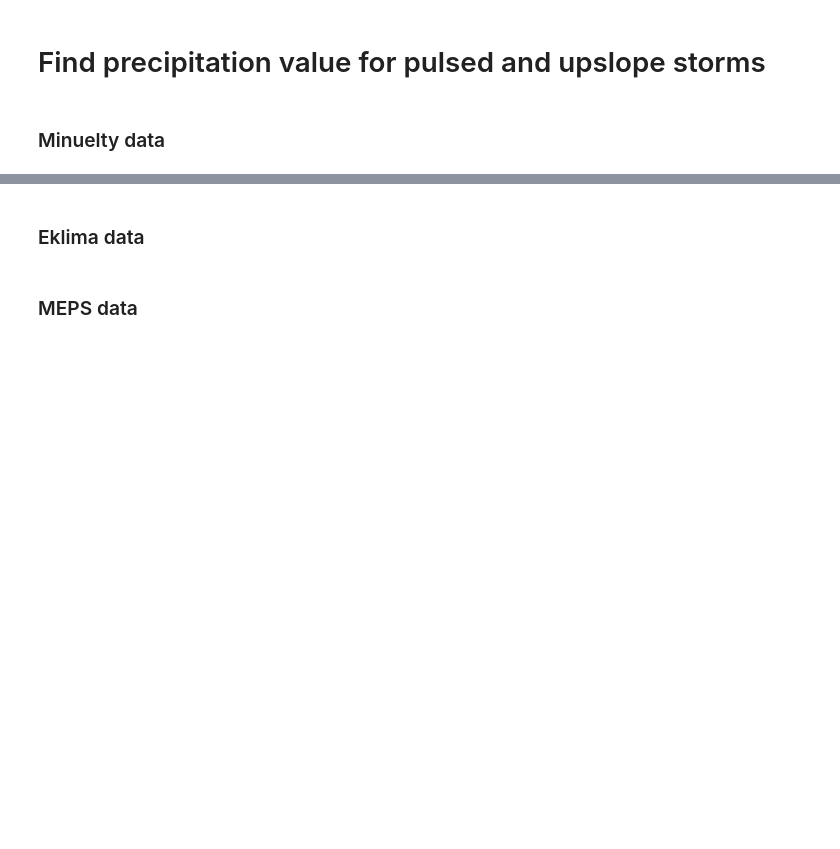
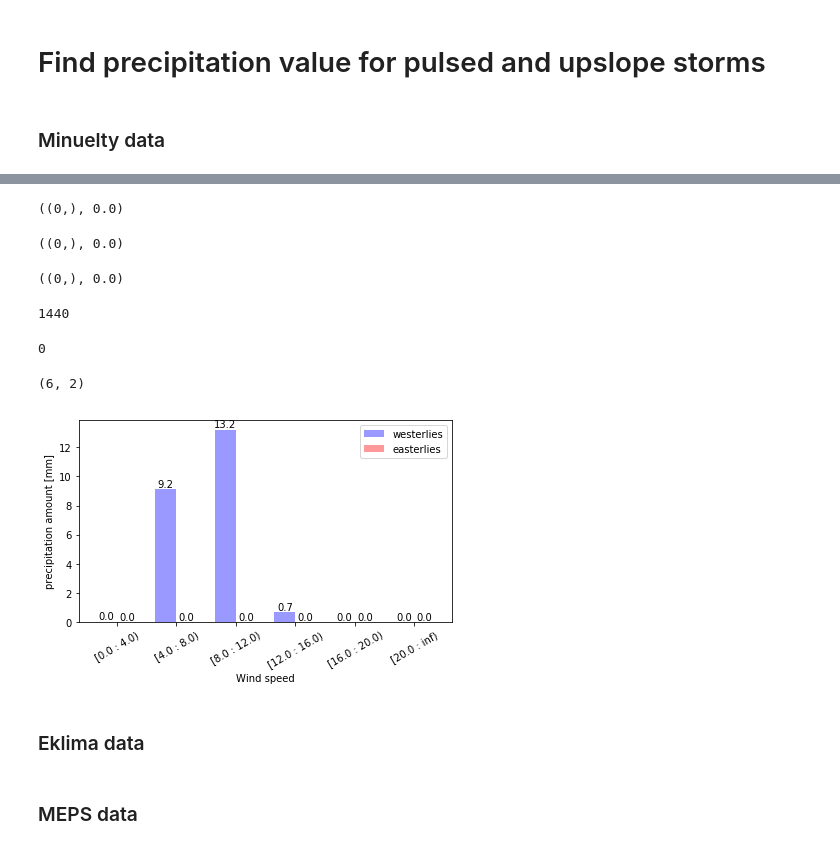
Before and after one commit to franzihe/research_Haukeli, a Jupyter notebook: Weathermast/seasonal_stat_wind.ipynb, the cells around one changed output, grey strips where cells are left out. Drawn from its saved outputs; the diff is of its cells as text; code cells hidden in the pictures; blank space fills up the shorter version.

Commit message:
started on barplot wind direction, speed, precip dependens

```diff
--- a/Weathermast/seasonal_stat_wind.ipynb
+++ b/Weathermast/seasonal_stat_wind.ipynb
@@ -269,3 +342,61 @@ for month in m:
+# %%
+east_WS_16_20 = IDX3[np.logical_and( obs_wind_speed_rolling[int(year+month+day)][obs_easterly[int(year+month+day)],0] >= 16,
+                     obs_wind_speed_rolling[int(year+month+day)][obs_easterly[int(year+month+day)],0] < 20 )]
+east_WS_16_20.shape, np.nansum(obs_diff[int(year+month+day)][obs_easterly[int(year+month+day)][east_WS_16_20]])
+# %% [output]
+((0,), 0.0)
+# %%
+west_WS_20 = IDX2[( obs_wind_speed_rolling[int(year+month+day)][obs_westerly[int(year+month+day)],0] >= 20)]
+west_WS_20.shape, np.nansum(obs_diff[int(year+month+day)][obs_westerly[int(year+month+day)][west_WS_20]])
+# %% [output]
+((0,), 0.0)
+# %%
+east_WS_20 = IDX3[( obs_wind_speed_rolling[int(year+month+day)][obs_easterly[int(year+month+day)],0] >= 20)]
+east_WS_20.shape, np.nansum(obs_diff[int(year+month+day)][obs_easterly[int(year+month+day)][east_WS_20]])
+# %% [output]
+((0,), 0.0)
+# %%
+west_WS_0_4.shape[0]+west_WS_4_8.shape[0]+west_WS_8_12.shape[0]+west_WS_12_16.shape[0]+west_WS_16_20.shape[0]+west_WS_20.shape[0]
+# %% [output]
+1440
+# %%
+east_WS_0_4.shape[0]+east_WS_4_8.shape[0]+east_WS_8_12.shape[0]+east_WS_12_16.shape[0]+east_WS_16_20.shape[0]+east_WS_20.shape[0]
+# %% [output]
+0
+# %%
+pre_west_ws = [
+    [ np.nansum(obs_diff[int(year+month+day)][obs_westerly[int(year+month+day)][west_WS_0_4]]) , np.nansum(obs_diff[int(year+month+day)][obs_easterly[int(year+month+day)][east_WS_0_4]])], \
+    [ np.nansum(obs_diff[int(year+month+day)][obs_westerly[int(year+month+day)][west_WS_4_8]]) , np.nansum(obs_diff[int(year+month+day)][obs_easterly[int(year+month+day)][east_WS_4_8]])], \
+    [ np.nansum(obs_diff[int(year+month+day)][obs_westerly[int(year+month+day)][west_WS_8_12]]) ,np.nansum(obs_diff[int(year+month+day)][obs_easterly[int(year+month+day)][east_WS_8_12]])], \
+    [ np.nansum(obs_diff[int(year+month+day)][obs_westerly[int(year+month+day)][west_WS_12_16]]),np.nansum(obs_diff[int(year+month+day)][obs_easterly[int(year+month+day)][east_WS_12_16]])], \
+    [ np.nansum(obs_diff[int(year+month+day)][obs_westerly[int(year+month+day)][west_WS_16_20]]),np.nansum(obs_diff[int(year+month+day)][obs_easterly[int(year+month+day)][east_WS_16_20]])], \
+    [ np.nansum(obs_diff[int(year+month+day)][obs_westerly[int(year+month+day)][west_WS_20]]),   np.nansum(obs_diff[int(year+month+day)][obs_easterly[int(year+month+day)][east_WS_20]]) ]
+]
+np.array(pre_west_ws).shape
+# %% [output]
+(6, 2)
+# %%
+bar_width = 0.35
+opacity = 0.4
+bar1= plt.bar(np.arange(np.array(pre_west_ws).shape[0])-bar_width/2, np.array(pre_west_ws)[:,0], width = bar_width,
+       align='center', alpha=opacity, color='b', label='westerlies')
+bar2 = plt.bar(np.arange(np.array(pre_west_ws).shape[0])+bar_width/2, np.array(pre_west_ws)[:,1], width = bar_width,
+       align='center', alpha=opacity, color='r', label='easterlies')
+
+plt.xlabel('Wind speed')
+plt.ylabel('precipitation amount [mm]')
+plt.xticks(np.arange(np.array(pre_west_ws).shape[0]),
+           ['[0.0 : 4.0)', '[4.0 : 8.0)', '[8.0 : 12.0)', '[12.0 : 16.0)', '[16.0 : 20.0)', '[20.0 : inf)'],rotation=30)
+# Add counts above the two bar graphs
+for rect in bar1 + bar2:
+    height = rect.get_height()
+    plt.text(rect.get_x() + rect.get_width()/2.0, height, '%s' % str(np.round(height,1)), ha='center', va='bottom')
+
+plt.legend()
+plt.tight_layout()
+plt.show()
+# %% [output]
+[figure, added]
 # %% [markdown]
 ### Eklima data
 # %%
```
Also changed, not shown: parts of 15 cells of this notebook.
